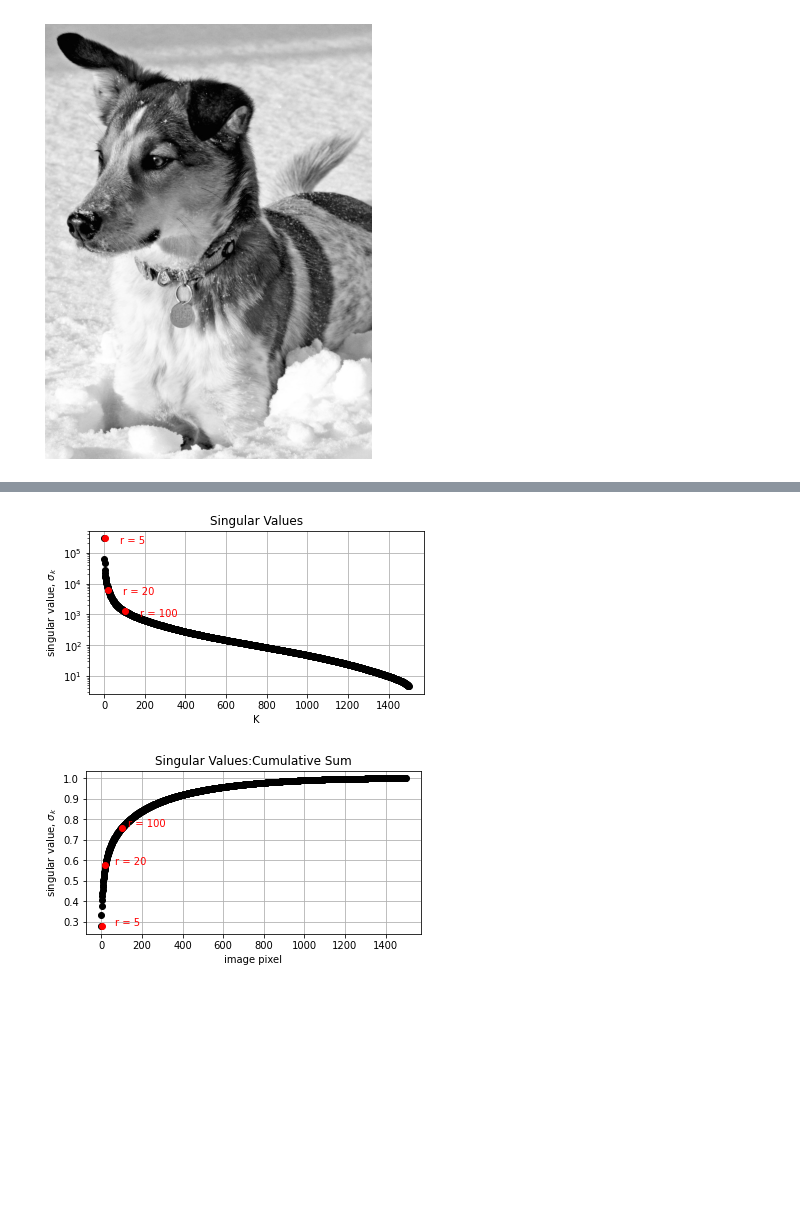
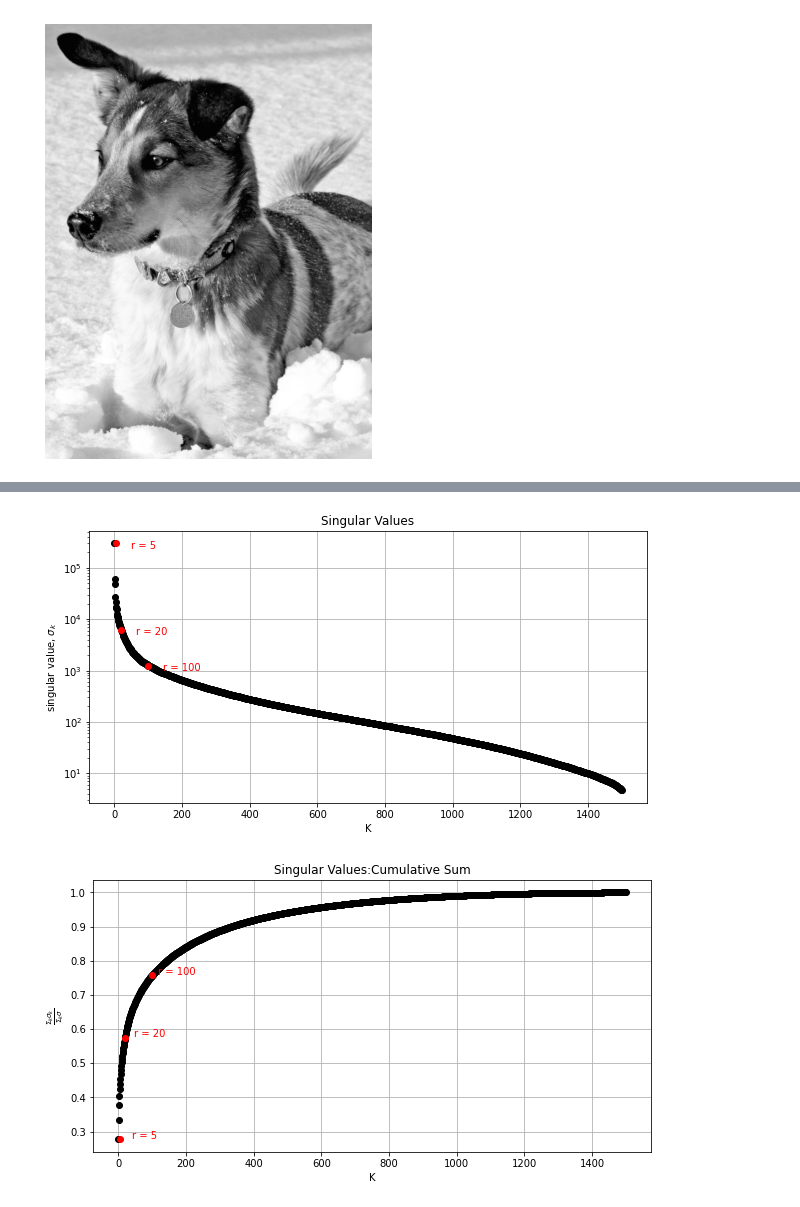
Before and after one commit to afrojaakter/Pattern-Recognition, a Jupyter notebook: ImageCompression.ipynb, the cells around one changed output, grey strips where cells are left out. Saved outputs shown, nothing was run; the diff lists cells and outputs as text; code cells hidden in the pictures; blank space fills up the shorter version.

```diff
--- a/ImageCompression.ipynb
+++ b/ImageCompression.ipynb
@@ -35,15 +35,17 @@ U, S, VT = np.linalg.svd(X, full_matrices= True)
 S = np.diag(S) # Writing S as diagonal matrix
 
 j = 0
+plt.rcParams['figure.figsize'] = [10,5]
 for r in (5, 20, 100):
   #Construct approximate image, X = USV* with r rank aprroximation
   Xapprox = U[:,:r] @ S[0:r, :r] @ VT[:r, :]
-  plt.figure(j + 1)
+  plt.figure
   j+=1
 
   img = plt.imshow(Xapprox)
   img.set_cmap('gray')
   plt.axis('off')
   plt.title('r = ' + str(r))
+  plt.tight_layout()
   plt.show()
 # %% [output]
@@ -74,6 +76,5 @@ for r in (5, 20, 100):
 # %%
-plt.rcParams['figure.figsize'] = [6,3]
-#plt.figure(1)
+plt.figure()
 plt.semilogy(np.diag(S))
 plt.title('Singular Values')
 plt.xlabel('K')
@@ -85,59 +95,42 @@ plt.grid()
 r = [5, 20, 100]
 sigma = [np.diag(S)[0], np.diag(S)[20], np.diag(S)[100]]
 # %%
-
-
-plt.rcParams['figure.figsize'] = [6,3]
-plt.figure(1)
+plt.figure()
 plt.semilogy(np.diag(S), 'ko')
-
 plt.semilogy(r, sigma,'ro', label = 'r = 100')
 for x,y in zip(r,sigma):
-
     label = "r = {:.0f}".format(x)
-
     plt.annotate(label, # this is the text
                  (x,y), # this is the point to label
                  color = 'r',
                  textcoords="offset points", # how to position the text
                  xytext=(15,-5), # distance from text to points (x,y)
                  ha='left') # horizontal alignment can be left, right or center
-
 plt.title('Singular Values')
 plt.xlabel('K')
-
 plt.ylabel('singular value, $\sigma_k$')
-#plt.legend()
 plt.grid()
 # %% [output]
-[figure, old version]
+[figure, new version]
 # %%
-plt.rcParams['figure.figsize'] = [6,3]
 cum_sigma = [(np.cumsum(np.diag(S))/np.sum(np.diag(S)))[0],
              (np.cumsum(np.diag(S))/np.sum(np.diag(S)))[20],
              (np.cumsum(np.diag(S))/np.sum(np.diag(S)))[100]]
-plt.figure(1)
+
+plt.figure()
 plt.plot(np.cumsum(np.diag(S))/np.sum(np.diag(S)), 'ko')
-
 plt.plot(r, cum_sigma,'ro', label = 'r = 100')
 for x,y in zip(r,cum_sigma):
-
     label = "r = {:.0f}".format(x)
-
     plt.annotate(label, # this is the text
                  (x,y), # this is the point to label
                  color = 'r',
                  textcoords="offset points", # how to position the text
                  xytext=(25,1), # distance from text to points (x,y)
                  ha='center') # horizontal alignment can be left, right or center
-
-plt.title('Singular Values')
-
 plt.title('Singular Values:Cumulative Sum')
-plt.xlabel('image pixel')
-plt.ylabel('singular value, $\sigma_k$')
+plt.xlabel('K')
+plt.ylabel(r'$\frac{\Sigma_k\sigma_k}{\Sigma_k\sigma}$')
 plt.grid()
-
-plt.show()
 # %% [output]
-[figure, old version]
+[figure, new version]
```
Also changed, not shown: parts of 4 cells of this notebook.
